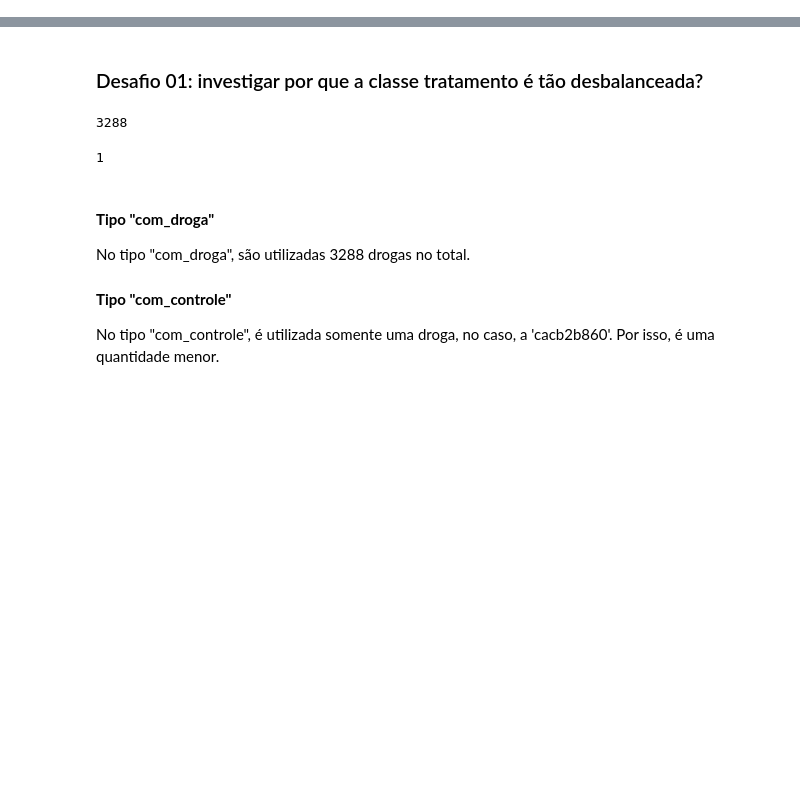
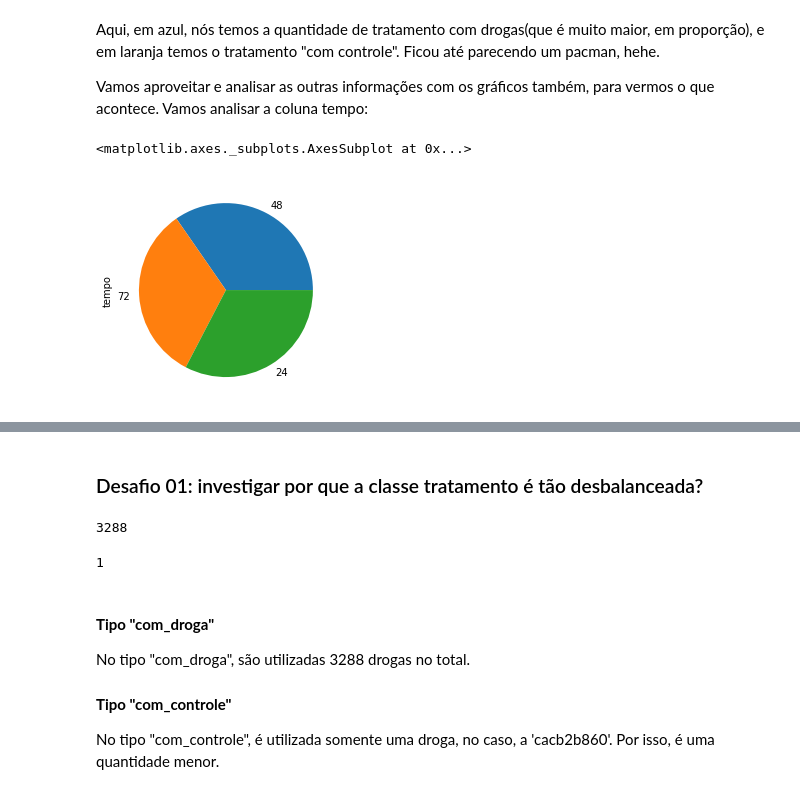
Before and after one commit to portoduque/imersao-dados-alura, a Jupyter notebook: Aula1/aula1_imersao_dados_alura.ipynb, the cells around one changed output, grey strips where cells are left out. Cells and saved outputs as stored; diff of their text form; code cells hidden in the pictures; blank space fills up the shorter version.

```diff
--- a/Aula1/aula1_imersao_dados_alura.ipynb
+++ b/Aula1/aula1_imersao_dados_alura.ipynb
@@ -17,0 +211,9 @@ dados.head()
+# %% [markdown]
+Aqui, em azul, nós temos a quantidade de tratamento com drogas(que é muito maior, em proporção), e em laranja temos o tratamento "com controle". Ficou até parecendo um pacman, hehe.
+
+Vamos aproveitar e analisar as outras informações com os gráficos também, para vermos o que acontece. Vamos analisar a coluna tempo:
+# %%
+dados['tempo'].value_counts().plot.pie()
+# %% [output]
+<matplotlib.axes._subplots.AxesSubplot at 0x...>
+[figure, added]
```
Also changed, not shown: parts of 48 cells of this notebook.
